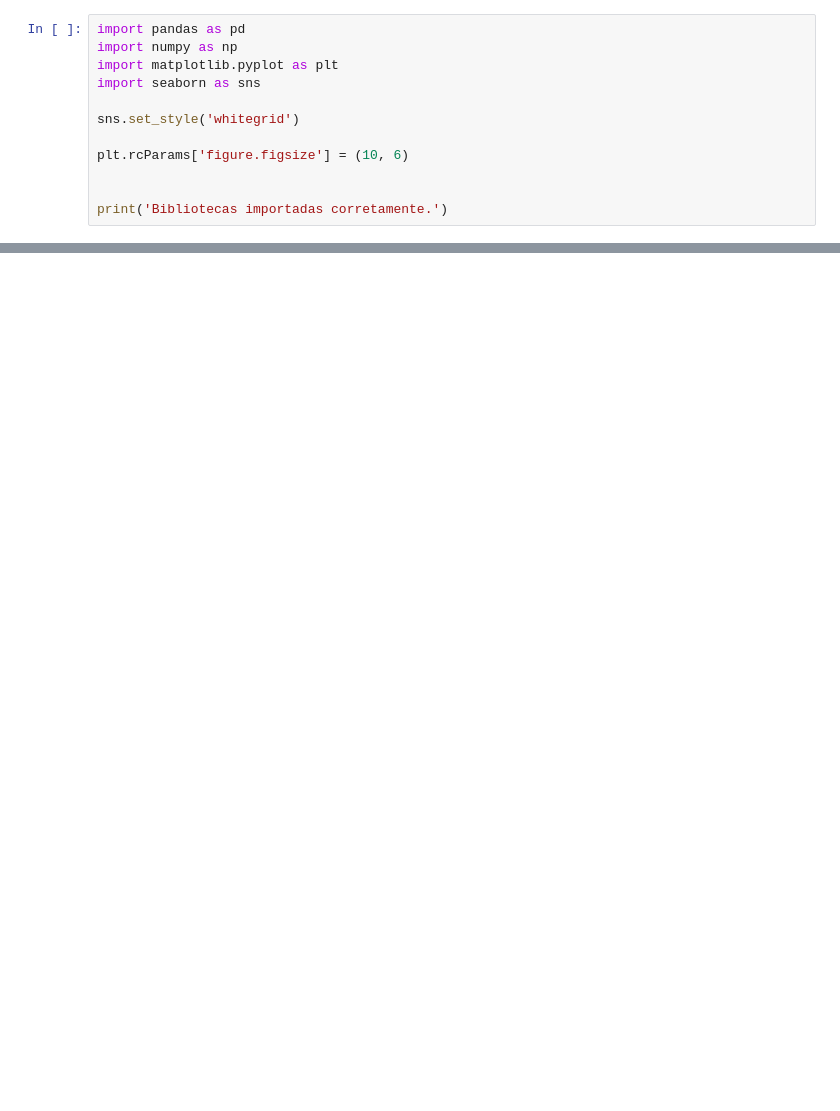
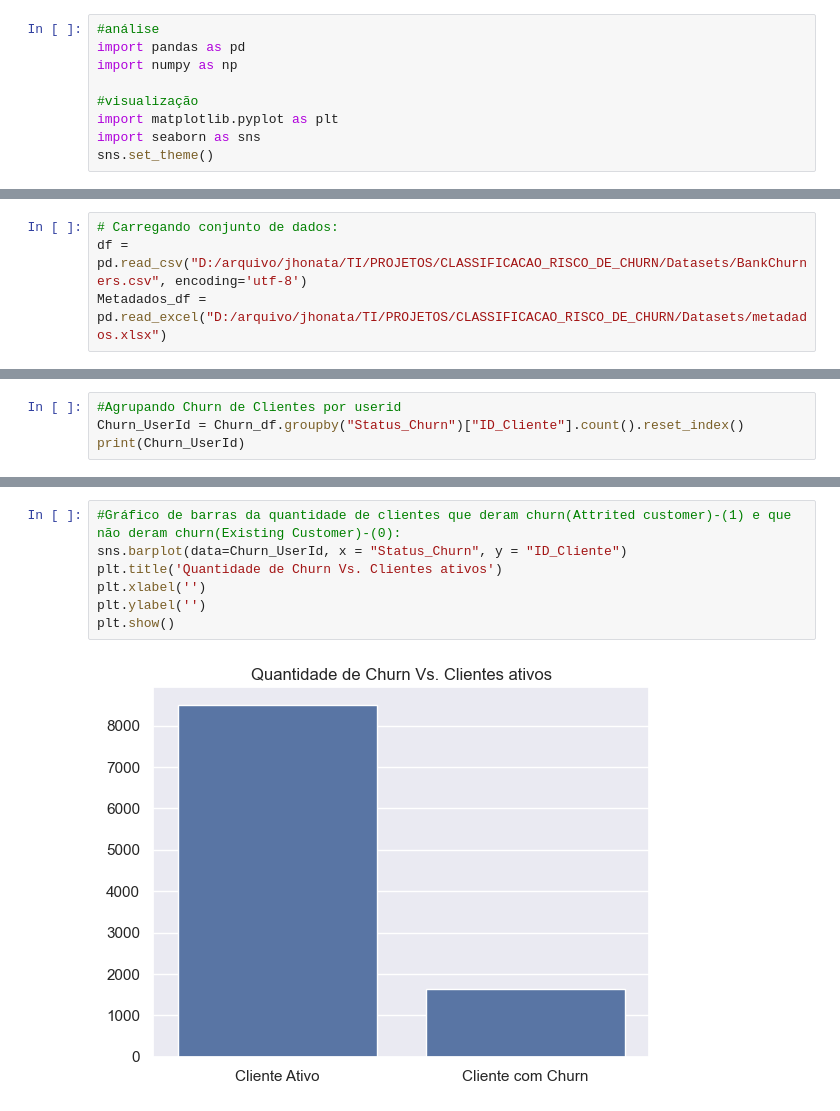
Before and after one commit to leoncio90/CLASSIFICACAO_RISCO_DE_CHURN, a Jupyter notebook: Tratamento_De_Dados.ipynb, the cells around one changed output, grey strips where cells are left out. Cells and saved outputs as stored; diff of their text form; blank space fills up the shorter version.

```diff
--- a/Tratamento_De_Dados.ipynb
+++ b/Tratamento_De_Dados.ipynb
@@ -3,12 +13,9 @@
 # %%
+#análise
 import pandas as pd
 import numpy as np
+
+#visualização
 import matplotlib.pyplot as plt
 import seaborn as sns
-
-sns.set_style('whitegrid')
-
-plt.rcParams['figure.figsize'] = (10, 6)
-
-
-print('Bibliotecas importadas corretamente.')
+sns.set_theme()
@@ -31,0 +46,4 @@ PermissionError: [Errno 13] Permission denied: 'D:\\arquivo\\jhonata\\TI\\PROJET
+# %%
+# Carregando conjunto de dados:
+df = pd.read_csv("D:/arquivo/jhonata/TI/PROJETOS/CLASSIFICACAO_RISCO_DE_CHURN/Datasets/BankChurners.csv", encoding='utf-8')
+Metadados_df = pd.read_excel("D:/arquivo/jhonata/TI/PROJETOS/CLASSIFICACAO_RISCO_DE_CHURN/Datasets/metadados.xlsx")
@@ -31,0 +187,4 @@ PermissionError: [Errno 13] Permission denied: 'D:\\arquivo\\jhonata\\TI\\PROJET
+# %%
+#Agrupando Churn de Clientes por userid
+Churn_UserId = Churn_df.groupby("Status_Churn")["ID_Cliente"].count().reset_index()
+print(Churn_UserId)
@@ -31,0 +246,9 @@ PermissionError: [Errno 13] Permission denied: 'D:\\arquivo\\jhonata\\TI\\PROJET
+# %%
+#Gráfico de barras da quantidade de clientes que deram churn(Attrited customer)-(1) e que não deram churn(Existing Customer)-(0):
+sns.barplot(data=Churn_UserId, x = "Status_Churn", y = "ID_Cliente")
+plt.title('Quantidade de Churn Vs. Clientes ativos')
+plt.xlabel('')
+plt.ylabel('')
+plt.show()
+# %% [output]
+[figure, added]
```
Also changed, not shown: parts of 44 cells of this notebook.
